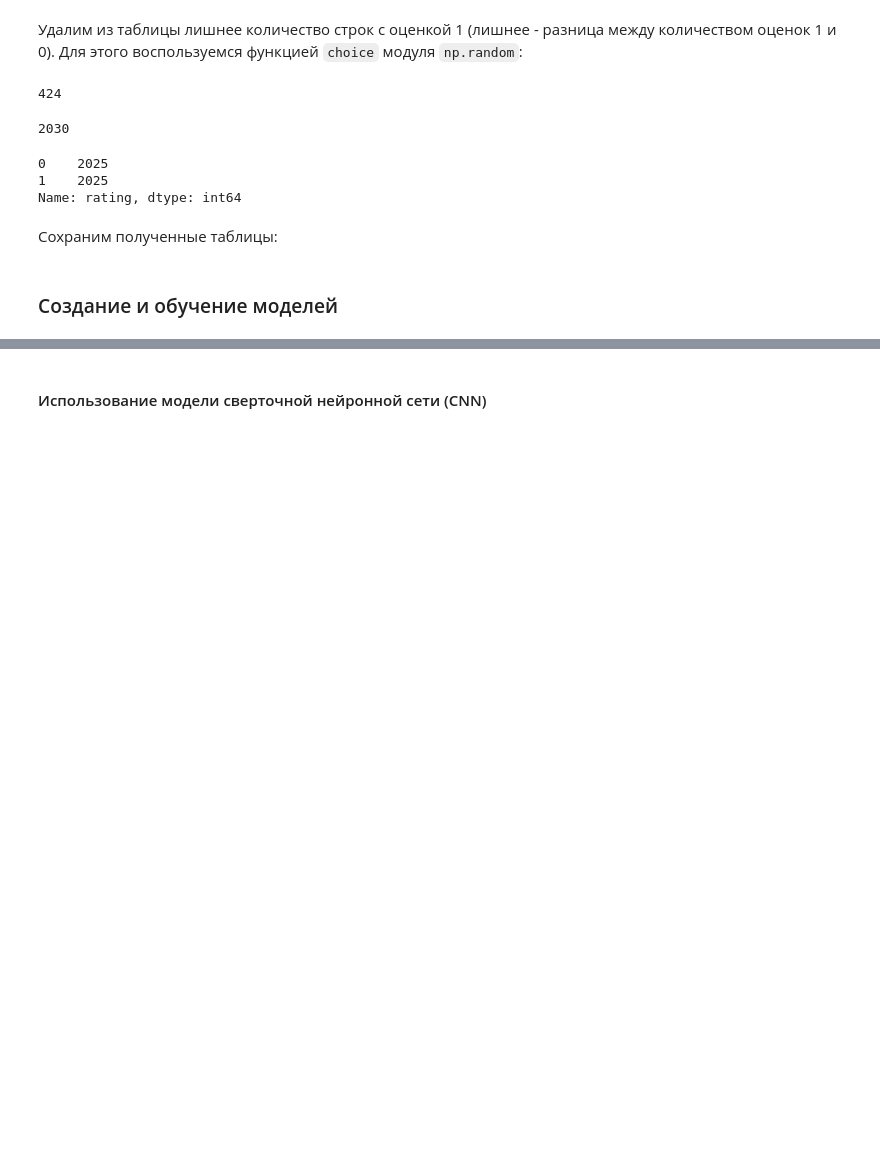
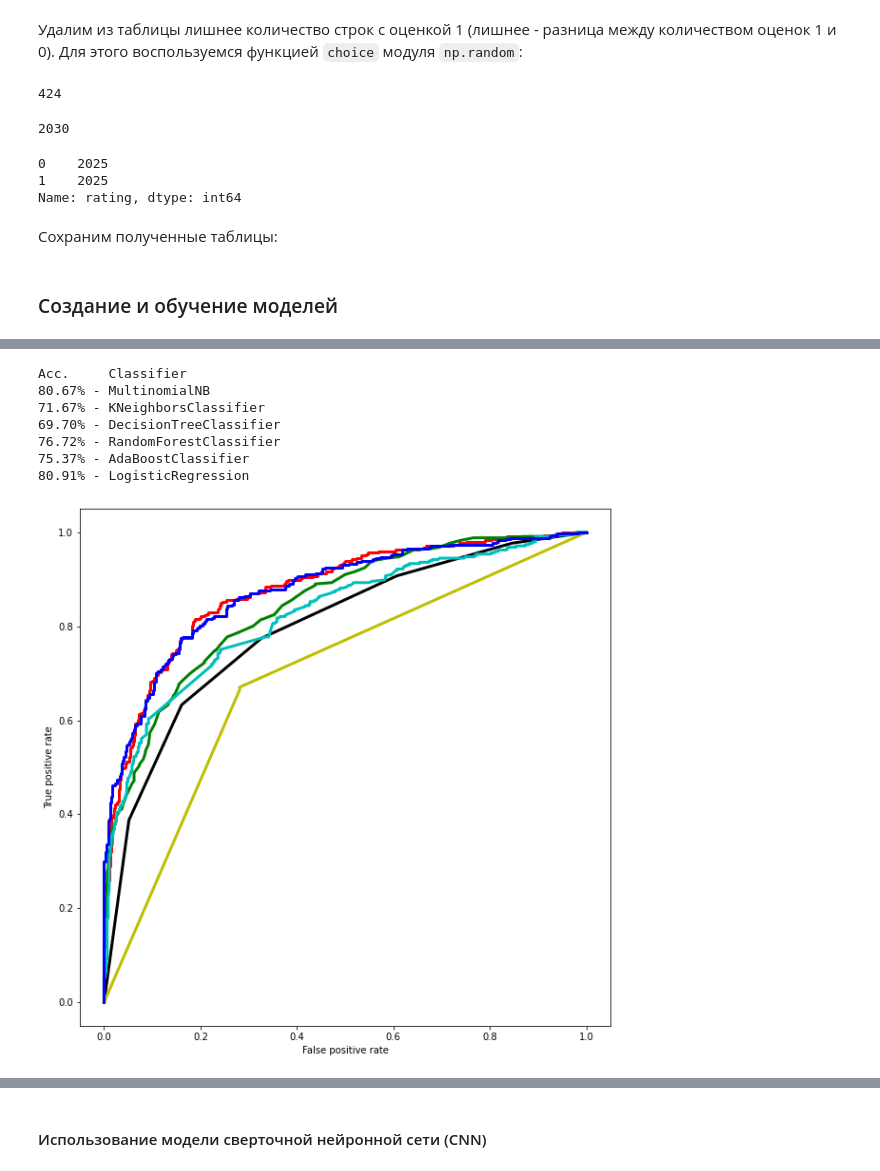
Before and after one commit to Alice15423/sentiment_analysis, a Jupyter notebook: reseach/sentiment_analysis.ipynb, the cells around one changed output, grey strips where cells are left out. Cells and saved outputs as stored; diff of their text form; code cells hidden in the pictures; blank space fills up the shorter version.

Commit message:
add new_models

```diff
--- a/reseach/sentiment_analysis.ipynb
+++ b/reseach/sentiment_analysis.ipynb
@@ -405,0 +412,3 @@ df_check.to_csv('datasets/check/final_reviews_check.csv', sep='|', index=False)
+# %%
+df = pd.read_csv('datasets/train/final_reviews_train.csv', sep='|')
+df.head()
@@ -405,0 +432,5 @@ df_check.to_csv('datasets/check/final_reviews_check.csv', sep='|', index=False)
+# %%
+split = round(len(df) * 0.8)
+
+df1_train = df[:split]
+df1_test = df[split:]
@@ -405,0 +446,9 @@ df_check.to_csv('datasets/check/final_reviews_check.csv', sep='|', index=False)
+# %%
+classifiers = {
+    'MultinomialNB': MultinomialNB(),
+    'KNeighborsClassifier': KNeighborsClassifier(),
+    'DecisionTreeClassifier': DecisionTreeClassifier(),
+    'RandomForestClassifier': RandomForestClassifier(),
+    'AdaBoostClassifier': AdaBoostClassifier(),
+    'LogisticRegression': LogisticRegression()
+}
@@ -405,0 +457,33 @@ df_check.to_csv('datasets/check/final_reviews_check.csv', sep='|', index=False)
+# %%
+vectorizer = TfidfVectorizer()
+
+features_train = vectorizer.fit_transform(df1_train['content'])
+features_test = vectorizer.transform(df1_test['content'])
+
+color_i = 0
+colors = ['r', 'k', 'y', 'g', 'c', 'b', 'm']
+plt.figure(figsize=[10, 10])
+
+print('Acc.     Classifier')
+for name, sklearn_classifier in classifiers.items():
+    model = sklearn_classifier
+    model.fit(features_train, df1_train['rating'])
+    pred = model.predict_proba(features_test)
+    acc = accuracy_score(df1_test['rating'], pred[:, 1] > 0.5)
+    print(f'{acc:.2%} - {name}')
+    fpr, tpr, _ = roc_curve(df1_test['rating'], pred[:,1])
+    plt.plot(fpr, tpr, colors[color_i], linewidth='3')
+    color_i += 1
+
+plt.xlabel('False positive rate')
+plt.ylabel('True positive rate')
+plt.show()
+# %% [output]
+Acc.     Classifier
+80.67% - MultinomialNB
+71.67% - KNeighborsClassifier
+69.70% - DecisionTreeClassifier
+76.72% - RandomForestClassifier
+75.37% - AdaBoostClassifier
+80.91% - LogisticRegression
+[figure, added]
```
Also changed, not shown: parts of 21 cells of this notebook.
